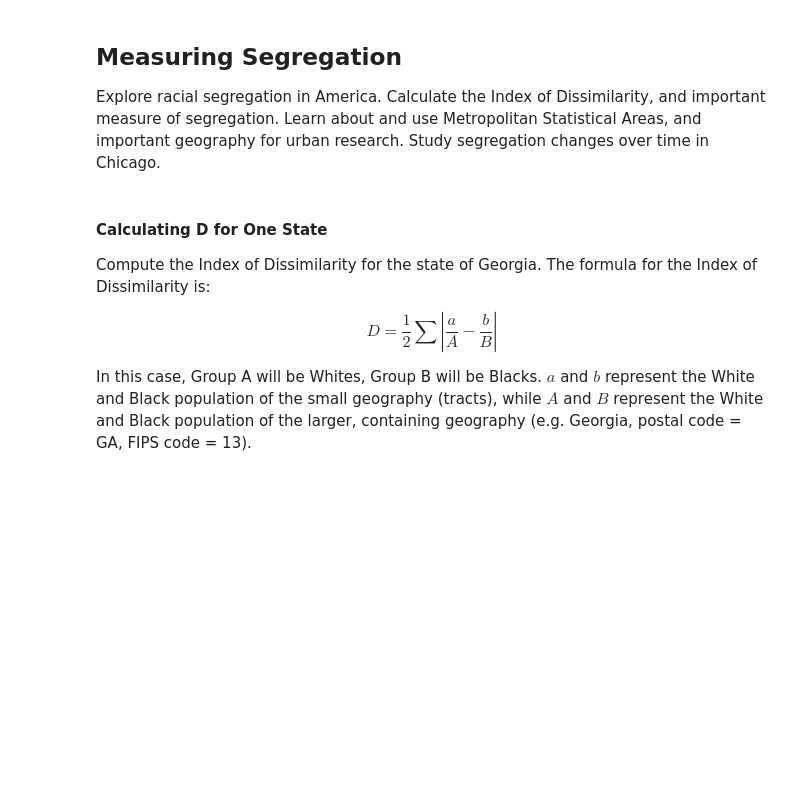
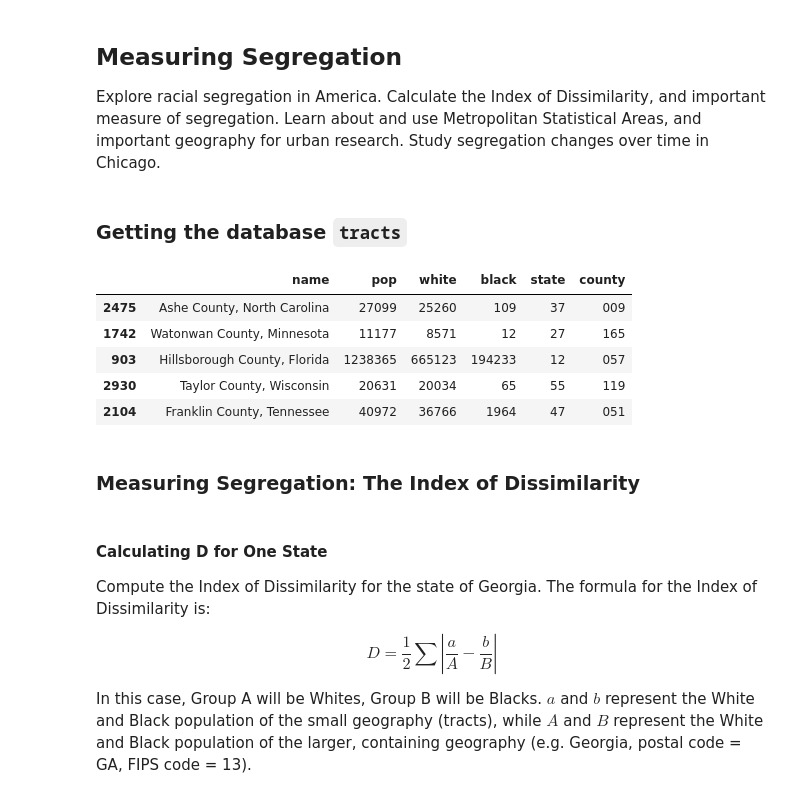
Before and after one commit to jgp-13/Analyzing_US_Census_Data_in_Python, a Jupyter notebook: notebooks/Measuring_Segregation.ipynb, the cells around one changed output. Cells and saved outputs as stored; diff of their text form; code cells hidden in the pictures; blank space fills up the shorter version.

```diff
--- a/notebooks/Measuring_Segregation.ipynb
+++ b/notebooks/Measuring_Segregation.ipynb
@@ -40,3 +25,26 @@ msa[msa['msa']=='10100']
 # %% [markdown]
 ## Measuring Segregation
 Explore racial segregation in America. Calculate the Index of Dissimilarity, and important measure of segregation. Learn about and use Metropolitan Statistical Areas, and important geography for urban research. Study segregation changes over time in Chicago.
+# %% [markdown]
+### Getting the database `tracts`
+# %%
+# Build base URL
+HOST = "https://api.census.gov/data"
+year = "2012"
+dataset = "acs/acs5"
+base_url = "/".join([HOST, year, dataset])
+
+# Specify requested variables
+# B01001_001E = Total population (estimate)
+# B03002_003E = Nonhispanic White population (estimate)
+# B03002_004E = Nonhispanic Black population (estimate)
+
+# Specify requested variables
+get_vars = ["NAME", "B01001_001E", "B03002_003E", "B03002_004E"]
+# Create dictionary of predicates
+predicates = {}
+predicates["get"] = ",".join(get_vars)
+# Requested geography
+# The geography requires for each of the MSA's to request the data for the state and county.
+predicates["for"] = "county:*"
+r = requests.get(base_url, params=predicates)
@@ -43 +58,12 @@ Explore racial segregation in America. Calculate the Index of Dissimilarity, and
+# %%
+tracts.sample(5)
+# %% [output]
+|  | name | pop | white | black | state | county |
+| 2475 | Ashe County, North Carolina | 27099 | 25260 | 109 | 37 | 009 |
+| 1742 | Watonwan County, Minnesota | 11177 | 8571 | 12 | 27 | 165 |
+| 903 | Hillsborough County, Florida | 1238365 | 665123 | 194233 | 12 | 057 |
+| 2930 | Taylor County, Wisconsin | 20631 | 20034 | 65 | 55 | 119 |
+| 2104 | Franklin County, Tennessee | 40972 | 36766 | 1964 | 47 | 051 |
+# %% [markdown]
+### Measuring Segregation: The Index of Dissimilarity
 # %% [markdown]
```
Also changed, not shown: parts of 27 cells of this notebook, 2 other files.
